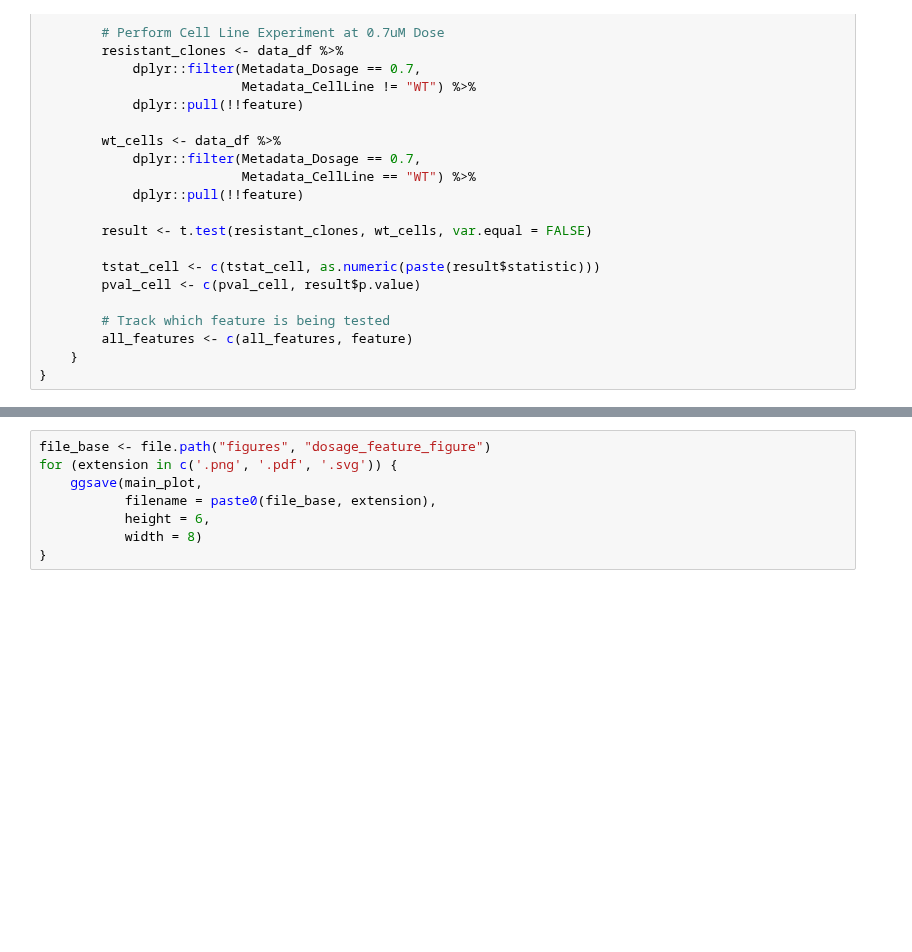
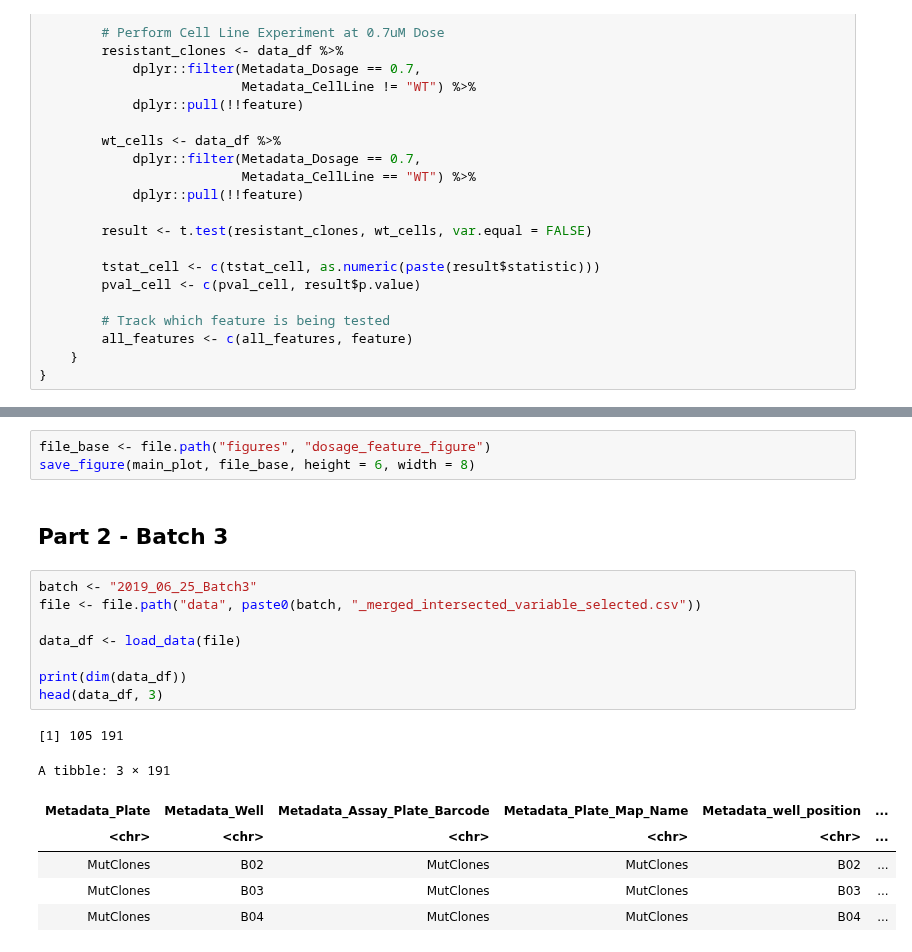
Before and after one commit to broadinstitute/profiling-resistance-mechanisms, a Jupyter notebook: discover-feature-differences.ipynb, the cells around one changed output, grey strips where cells are left out. Saved outputs shown, nothing was run; the diff lists cells and outputs as text; blank space fills up the shorter version.

```diff
--- a/discover-feature-differences.ipynb
+++ b/discover-feature-differences.ipynb
@@ -298,8 +245,21 @@ main_plot
 # %%
 file_base <- file.path("figures", "dosage_feature_figure")
-for (extension in c('.png', '.pdf', '.svg')) {
-    ggsave(main_plot,
-           filename = paste0(file_base, extension),
-           height = 6,
-           width = 8)
-}
+save_figure(main_plot, file_base, height = 6, width = 8)
+# %% [markdown]
+## Part 2 - Batch 3
+# %%
+batch <- "2019_06_25_Batch3"
+file <- file.path("data", paste0(batch, "_merged_intersected_variable_selected.csv"))
+
+data_df <- load_data(file)
+
+print(dim(data_df))
+head(data_df, 3)
+# %% [output]
+[1] 105 191
+A tibble: 3 × 191
+| Metadata_Plate | Metadata_Well | Metadata_Assay_Plate_Barcode | Metadata_Plate_Map_Name | Metadata_well_position | ... |
+| <chr> | <chr> | <chr> | <chr> | <chr> | ... |
+| MutClones | B02 | MutClones | MutClones | B02 | ... |
+| MutClones | B03 | MutClones | MutClones | B03 | ... |
+| MutClones | B04 | MutClones | MutClones | B04 | ... |
```
Also changed, not shown: parts of 22 cells of this notebook, 20 other files.
